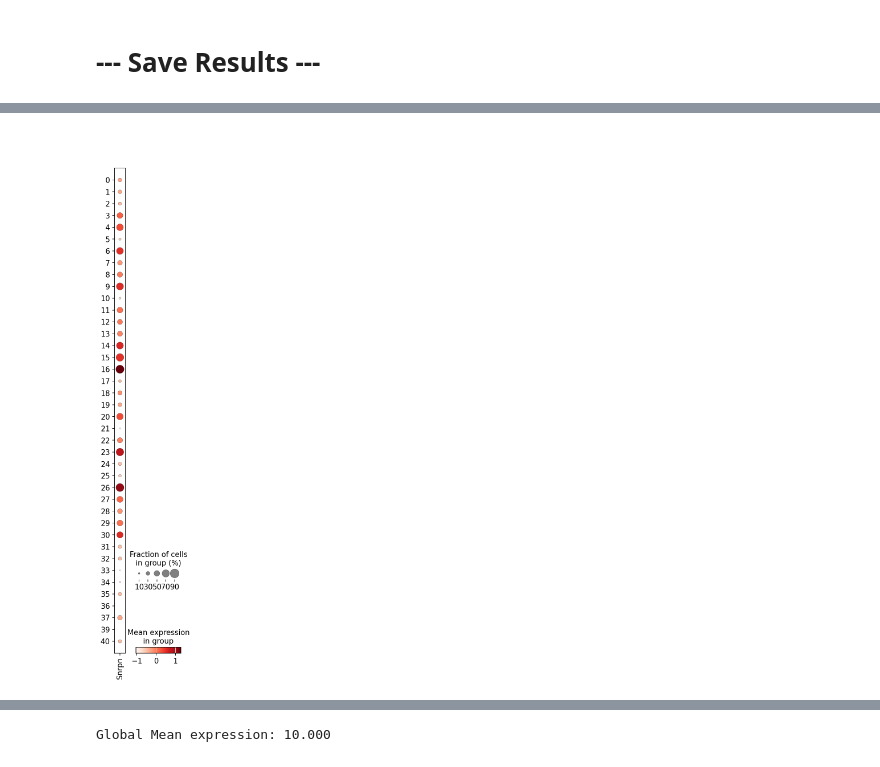
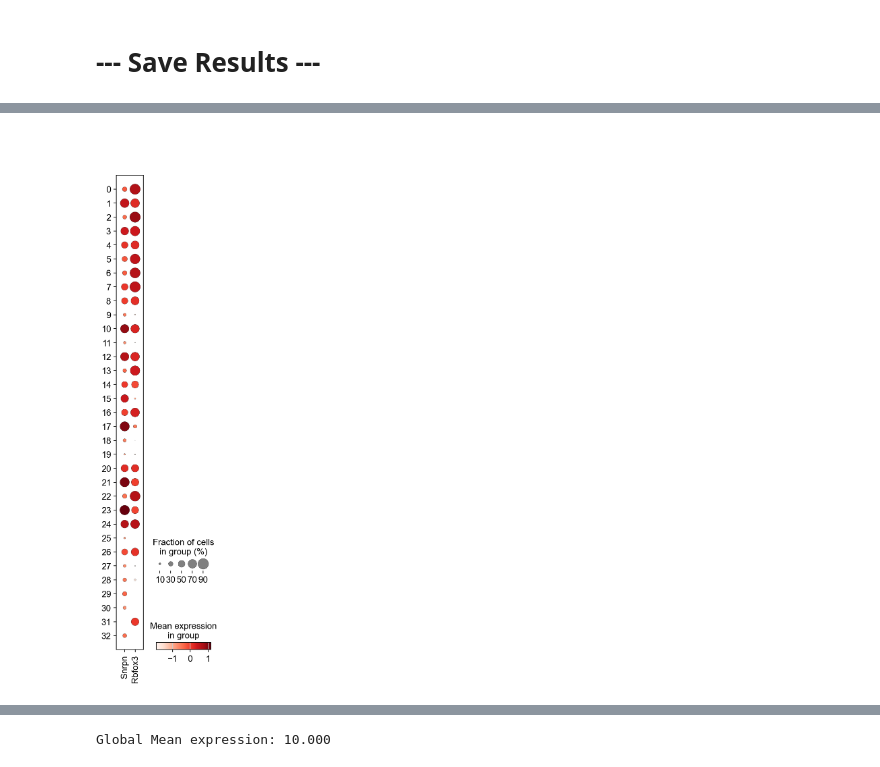
Before and after one commit to michal7kw/scMulti_merged_matrix, a Jupyter notebook: process_sc_data.ipynb, the cells around one changed output, grey strips where cells are left out. Saved outputs shown, nothing was run; the diff lists cells and outputs as text; code cells hidden in the pictures.

```diff
--- a/process_sc_data.ipynb
+++ b/process_sc_data.ipynb
@@ -125,0 +153,2 @@ available_genes
+# %%
+available_genes = ['Snrpn', 'Rbfox3']
@@ -126 +183,4 @@ available_genes
+# %%
+condition_mask = adata.obs['LibraryID'] == 'WT_brain_cortex'
+adata= adata[condition_mask, :]
 # %% [markdown]
@@ -575,7 +577,7 @@ WARNING: saving figure to file figures/X_umap_csv_wt_csv_Snrpn_expression.png
 # %%
 # Create dot plot showing expression across clusters
 print("\nCreating dot plot for cluster-resolved expression...")
-sc.pl.dotplot(adata_wt, available_genes, groupby='leiden',
-                save=f'_wt_snrpn_snord_dotplot.png')
+sc.pl.dotplot(adata, available_genes, groupby='leiden',
+                save=f'_snrpn_snord_dotplot.png')
 # %% [output]
 Creating dot plot for cluster-resolved expression...
@@ -583,4 +585,4 @@ WARNING: saving figure to file figures/dotplot__wt_snrpn_snord_dotplot.png
-[figure, old version]
+[figure, new version]
 # %%
 # Create violin plot
 print("\nCreating violin plot for cluster-resolved expression...")
```
Also changed, not shown: parts of 39 cells of this notebook, 59 other files.
